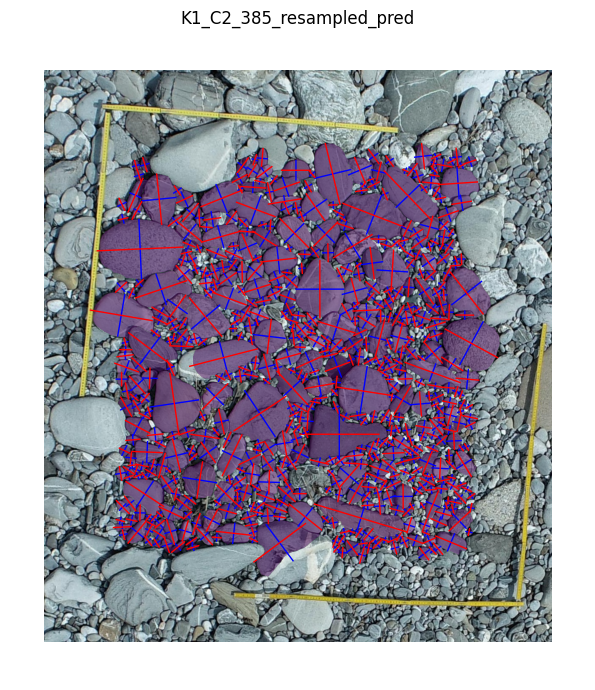
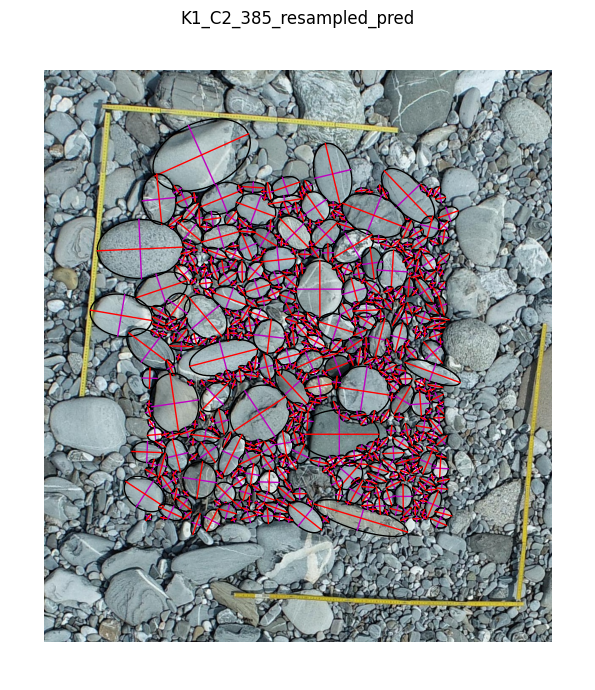
The change to this notebook cell's code, shown as a diff; its figure went from the first image to the second:
--- before
+++ after
@@ -1,4 +1,4 @@
 #measure the grains and save the results
-grains,grains_props,grain_id = grainsizing.batch_grainsize(image_path,filters=filters,mask_str='resampled',mute=True,return_results=True)
+grains,grains_props,grain_id = grainsizing.batch_grainsize(image_path,mask_str='resampled',mute=True,return_results=True)
 #set the resolution in mm/px
 resolution = 0.39
@@ -7,7 +7,6 @@
 
 #define plot elements
-elements= ['image','mask','ellipse_b','ellipse_a']
+elements= ['image','ellipse','ellipse_b','ellipse_a']
 #plot
 plt.figure(figsize=(7,7))
 plotting.all_grains_plot(grid_resampled,props=grains_props[0],elements=elements,image=io.imread(imgs[0]),title=grain_id[0])
-plt.savefig(image_path+'/K1_C2_385_resampled_grains.png',dpi=300)

Commit: new default style, update notebooks